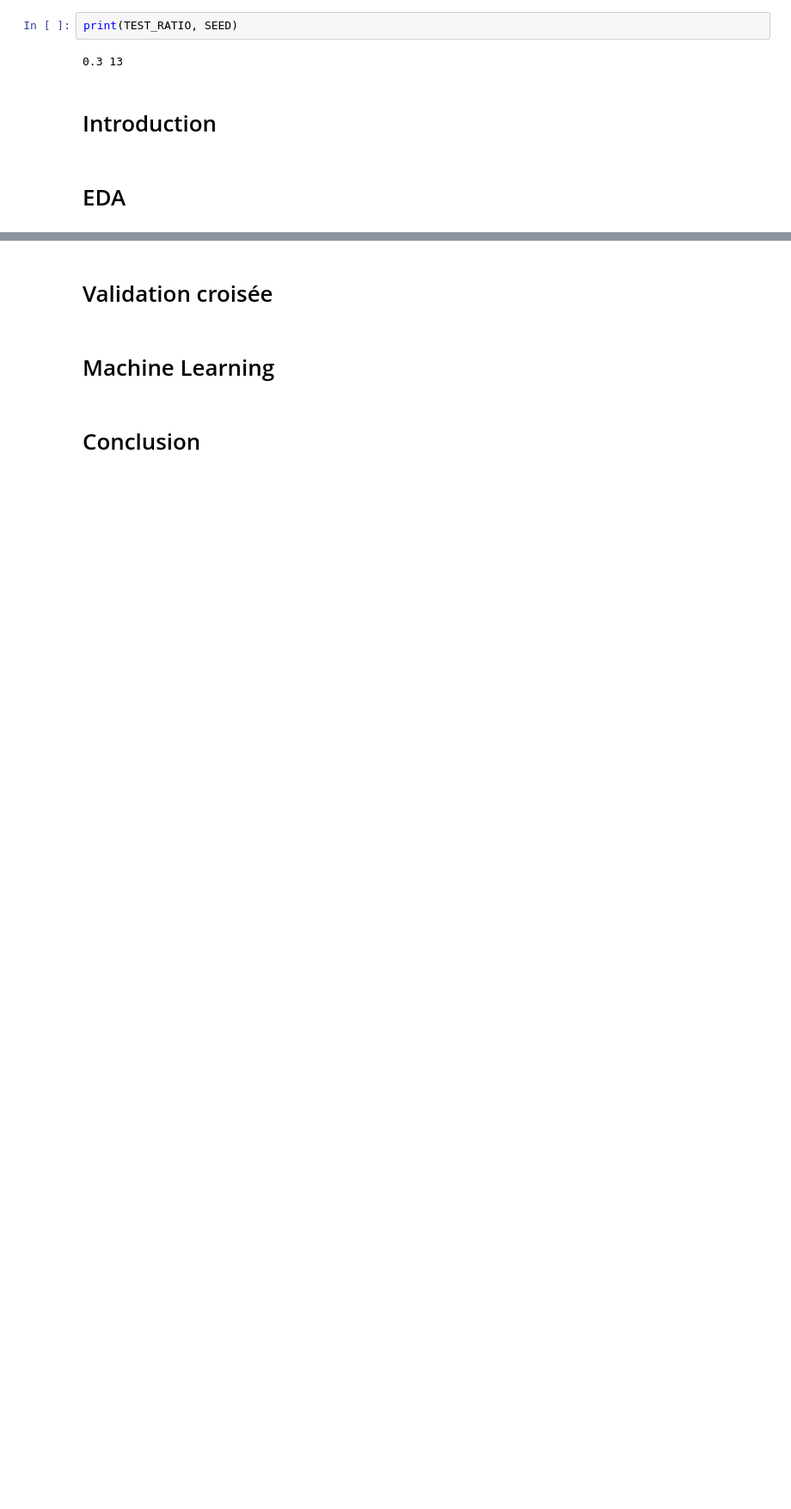
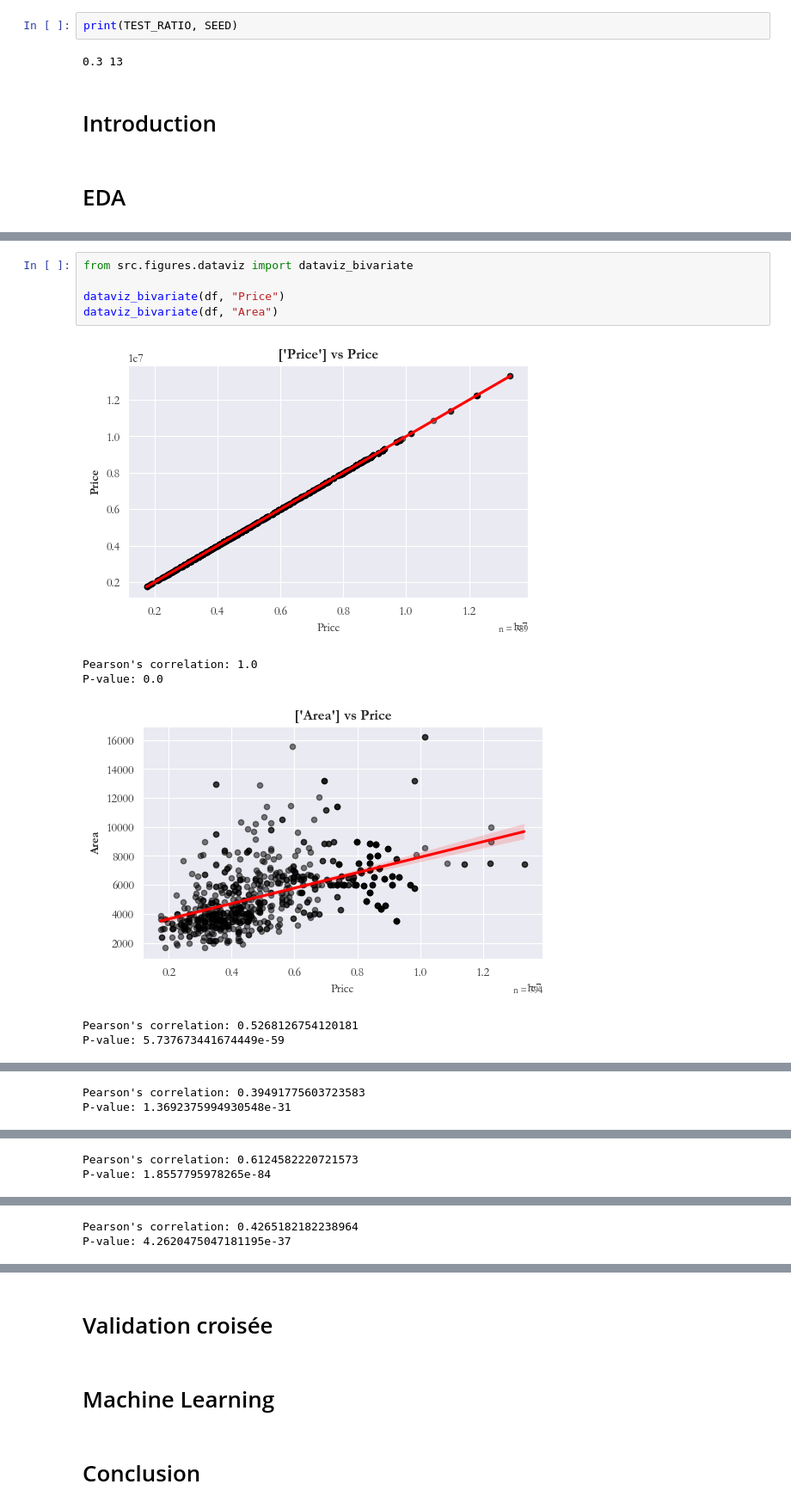
Before and after one commit to ThibaudGENEL/HousingPrice, a Jupyter notebook: notebook.ipynb, the cells around one changed output, grey strips where cells are left out. Shown at 86% size. Saved outputs shown, nothing was run; the diff lists cells and outputs as text; blank space fills up the shorter version.

```diff
--- a/notebook.ipynb
+++ b/notebook.ipynb
@@ -37,0 +82,12 @@ for col in [col for col in df.columns if df[col].dtype == "object"] :
+# %%
+from src.figures.dataviz import dataviz_bivariate
+
+dataviz_bivariate(df, "Price")
+dataviz_bivariate(df, "Area")
+# %% [output]
+[figure, added]
+Pearson's correlation: 1.0
+P-value: 0.0
+[figure, added]
+Pearson's correlation: 0.5268126754120181
+P-value: 5.737673441674449e-59
@@ -37,0 +95,2 @@ for col in [col for col in df.columns if df[col].dtype == "object"] :
+Pearson's correlation: 0.39491775603723583
+P-value: 1.3692375994930548e-31
@@ -37,0 +98,2 @@ for col in [col for col in df.columns if df[col].dtype == "object"] :
+Pearson's correlation: 0.6124582220721573
+P-value: 1.8557795978265e-84
@@ -37,0 +101,2 @@ for col in [col for col in df.columns if df[col].dtype == "object"] :
+Pearson's correlation: 0.4265182182238964
+P-value: 4.2620475047181195e-37
```
Also changed, not shown: parts of 12 cells of this notebook, 2 other files.
